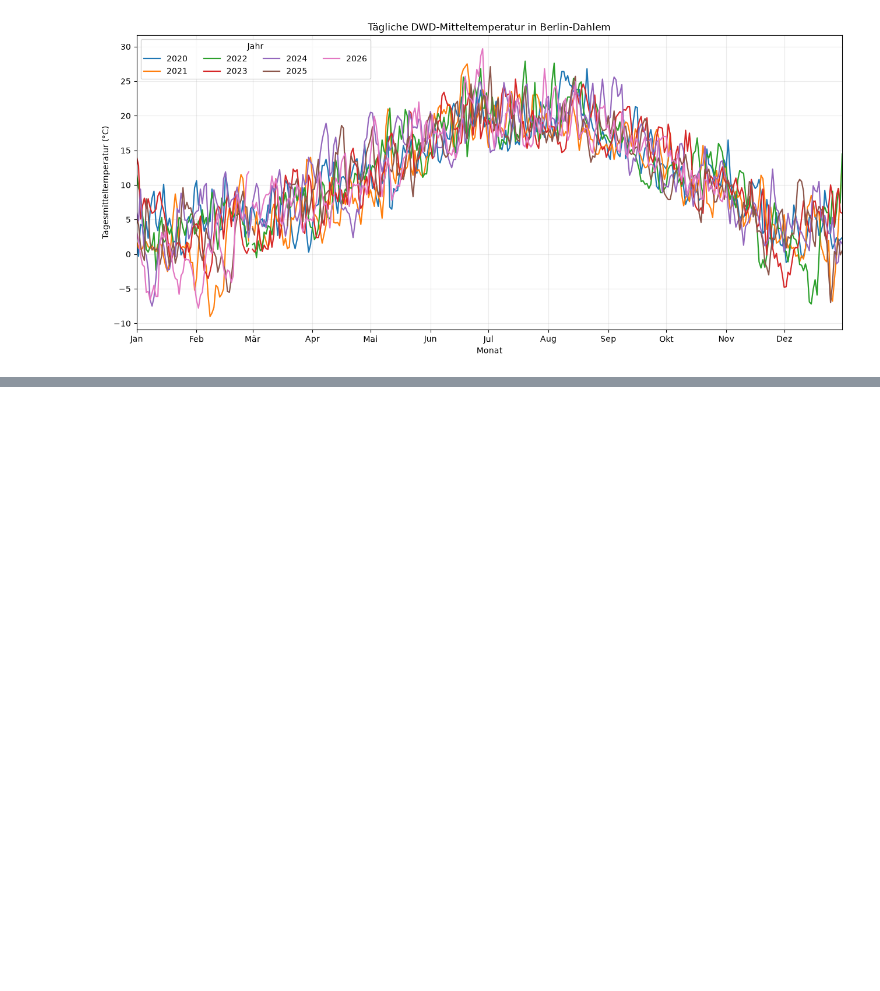
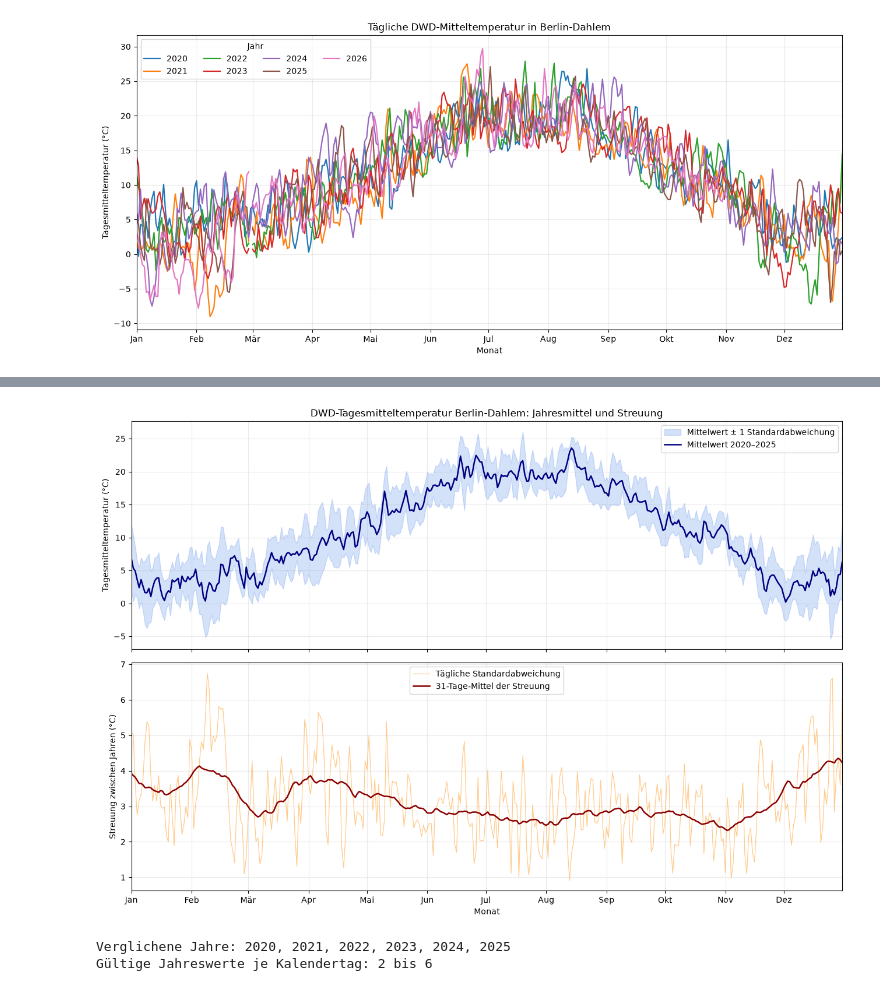
Before and after one commit to Saado94/Simenar-3, a Jupyter notebook: DWD_Temperaturvergleich_Jahre.ipynb, the cells around one changed output, grey strips where cells are left out. Drawn from its saved outputs; the diff is of its cells as text; code cells hidden in the pictures; blank space fills up the shorter version.

```diff
--- a/DWD_Temperaturvergleich_Jahre.ipynb
+++ b/DWD_Temperaturvergleich_Jahre.ipynb
@@ -58,0 +63,64 @@ plt.show()
+# %%
+wetter_2020_2025 = wetter[wetter["jahr"].between(2020, 2025)].copy()
+streuung_nach_jahr = wetter_2020_2025.pivot_table(
+    index="kalendertag",
+    columns="jahr",
+    values="temp_durch_c",
+    aggfunc="mean",
+)
+mittelwert = streuung_nach_jahr.mean(axis=1)
+standardabweichung = streuung_nach_jahr.std(axis=1)
+standardabweichung_geglattet = standardabweichung.rolling(
+    window=31, center=True, min_periods=1
+).mean()
+kalendertage = standardabweichung.index.to_pydatetime()
+monatsanfang = pd.to_datetime([f"2000-{monat:02d}-01" for monat in range(1, 13)])
+monatsnamen = ["Jan", "Feb", "Mär", "Apr", "Mai", "Jun", "Jul", "Aug", "Sep", "Okt", "Nov", "Dez"]
+
+fig, axes = plt.subplots(2, 1, figsize=(13, 9), sharex=True)
+axes[0].fill_between(
+    kalendertage,
+    (mittelwert - standardabweichung).to_numpy(),
+    (mittelwert + standardabweichung).to_numpy(),
+    color="cornflowerblue",
+    alpha=0.28,
+    label="Mittelwert ± 1 Standardabweichung",
+)
+axes[0].plot(kalendertage, mittelwert.to_numpy(), color="navy", linewidth=1.8, label="Mittelwert 2020–2025")
+axes[0].set_ylabel("Tagesmitteltemperatur (°C)")
+axes[0].set_title("DWD-Tagesmitteltemperatur Berlin-Dahlem: Jahresmittel und Streuung")
+axes[0].legend()
+axes[0].grid(True, alpha=0.25)
+
+axes[1].plot(
+    kalendertage,
+    standardabweichung.to_numpy(),
+    color="darkorange",
+    alpha=0.45,
+    linewidth=0.9,
+    label="Tägliche Standardabweichung",
+)
+axes[1].plot(
+    kalendertage,
+    standardabweichung_geglattet.to_numpy(),
+    color="darkred",
+    linewidth=1.8,
+    label="31-Tage-Mittel der Streuung",
+)
+axes[1].set_ylabel("Streuung zwischen Jahren (°C)")
+axes[1].set_xlabel("Monat")
+axes[1].legend()
+axes[1].grid(True, alpha=0.25)
+axes[1].set_xticks(monatsanfang)
+axes[1].set_xticklabels(monatsnamen)
+axes[1].set_xlim(pd.Timestamp("2000-01-01"), pd.Timestamp("2000-12-31"))
+
+fig.tight_layout()
+plt.show()
+
+print(f"Verglichene Jahre: {', '.join(map(str, streuung_nach_jahr.columns))}")
+print(f"Gültige Jahreswerte je Kalendertag: {streuung_nach_jahr.notna().sum(axis=1).min()} bis {streuung_nach_jahr.notna().sum(axis=1).max()}")
+# %% [output]
+[figure, added]
+Verglichene Jahre: 2020, 2021, 2022, 2023, 2024, 2025
+Gültige Jahreswerte je Kalendertag: 2 bis 6
```
Also changed, not shown: parts of 1 cell of this notebook, 2 other files.
